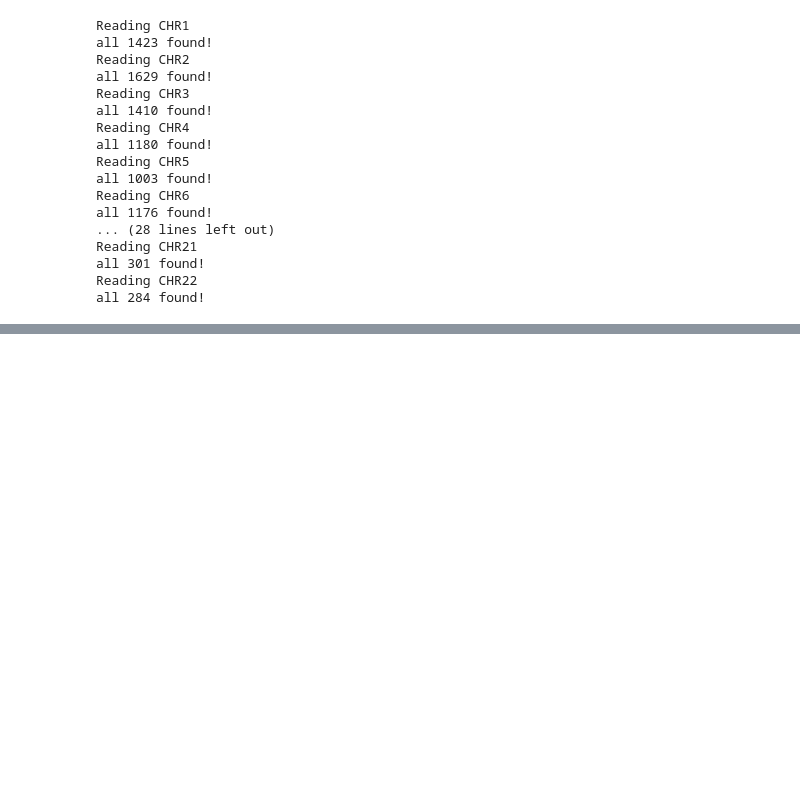
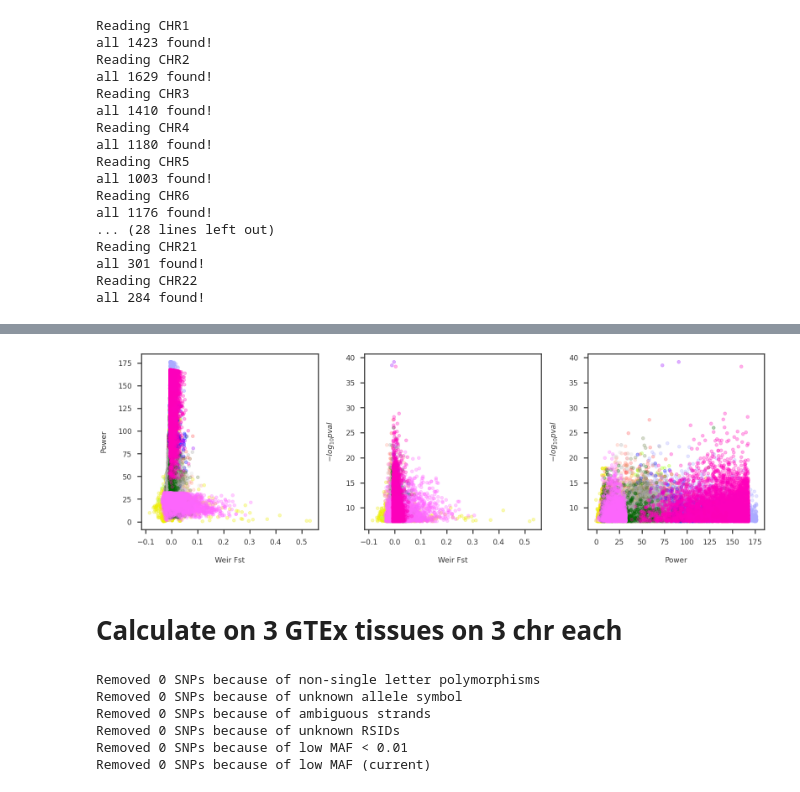
Before and after one commit to banskt/trans-eqtl-pipeline, a Jupyter notebook: analysis/jupyter/fst_analysis/trans_eqtl_fsts_and_power.ipynb, the cells around one changed output, grey strips where cells are left out. Saved outputs shown, nothing was run; the diff lists cells and outputs as text; code cells hidden in the pictures; blank space fills up the shorter version.

```diff
--- a/analysis/jupyter/fst_analysis/trans_eqtl_fsts_and_power.ipynb
+++ b/analysis/jupyter/fst_analysis/trans_eqtl_fsts_and_power.ipynb
@@ -370,0 +584,69 @@ print(fsts_gtex, power_gtex, weir_fsts_gtex)
+# %%
+import matplotlib.pyplot as plt
+from utils import mpl_stylesheet
+mpl_stylesheet.banskt_presentation(fontfamily = 'latex-clearsans', fontsize = 14, colors = 'banskt', dpi = 90)
+
+fig = plt.figure(figsize=(18,6))
+ax1 = fig.add_subplot(131)
+ax2 = fig.add_subplot(132)
+ax3 = fig.add_subplot(133)
+
+for tissue in tshorts:
+#     if tissue != "ut":
+#         continue
+    fst_arr = list()
+    power_arr = list()
+    weir_arr = list()
+    pval_arr = list()
+    for snp in trans_dict[tissue]:
+        # print(snp)
+        weir, fst, power = teqtl_tissue_fst_3pop[tissue][snp.rsid]
+        weir_arr.append(weir)
+        fst_arr.append(fst)
+        power_arr.append(power)
+        pval_arr.append(snp.logp)
+    ax1.scatter(weir_arr, power_arr, color=tissue_colors[tissue], alpha=0.3)
+    ax1.set_xlabel("Weir Fst")
+    ax1.set_ylabel("Power")
+
+    ax2.scatter(weir_arr, pval_arr, color=tissue_colors[tissue], alpha=0.3)
+    ax2.set_xlabel("Weir Fst")
+    ax2.set_ylabel("$-log_{10} pval$")
+
+    ax3.scatter(power_arr, pval_arr, color=tissue_colors[tissue], alpha=0.3)
+    ax3.set_xlabel("Power")
+    ax3.set_ylabel("$-log_{10} pval$")
+
+# ax1.set_xlim(0,)
+# ax2.set_xlim(0,)
+# ax3.set_xlim(0,)
+
+plt.tight_layout()
+plt.show()
+# %% [output]
+[figure, added]
+# %% [markdown]
+# Calculate on 3 GTEx tissues on 3 chr each
+# %%
+from utils import readgt
+
+gtfull = np.array([])
+snpinfos = list()
+# Use real genotype
+for chrm in range(10,12):
+    f_vcf = "/cbscratch/franco/datasets/gtex_v8/genotypes/vcfs_SHAPEIT2/0.01/GTEX_v8_2020-02-21_WGS_838Indiv_Freeze.SHAPEIT2_phased_NoMissingGT_SNPfilter_MAF0.01_chr{:d}.vcf.gz".format(chrm)
+    samplefile = None
+    gtfull_chrm, snpinfos_chrm, gt_donors = readgt.read_vcf(f_vcf, 0, 100000, samplefile=samplefile)
+    if gtfull.shape[0] == 0:
+        gtfull = gtfull_chrm
+    else:
+        gtfull = np.vstack((gtfull, gtfull_chrm))
+    snpinfos += snpinfos_chrm
+snp_info, dosage = readgt.filter_snps(snpinfos, gtfull)
+# %% [output]
+Removed 0 SNPs because of non-single letter polymorphisms
+Removed 0 SNPs because of unknown allele symbol
+Removed 0 SNPs because of ambiguous strands
+Removed 0 SNPs because of unknown RSIDs
+Removed 0 SNPs because of low MAF < 0.01
+Removed 0 SNPs because of low MAF (current)
```
Also changed, not shown: parts of 13 cells of this notebook, 4 other files.
